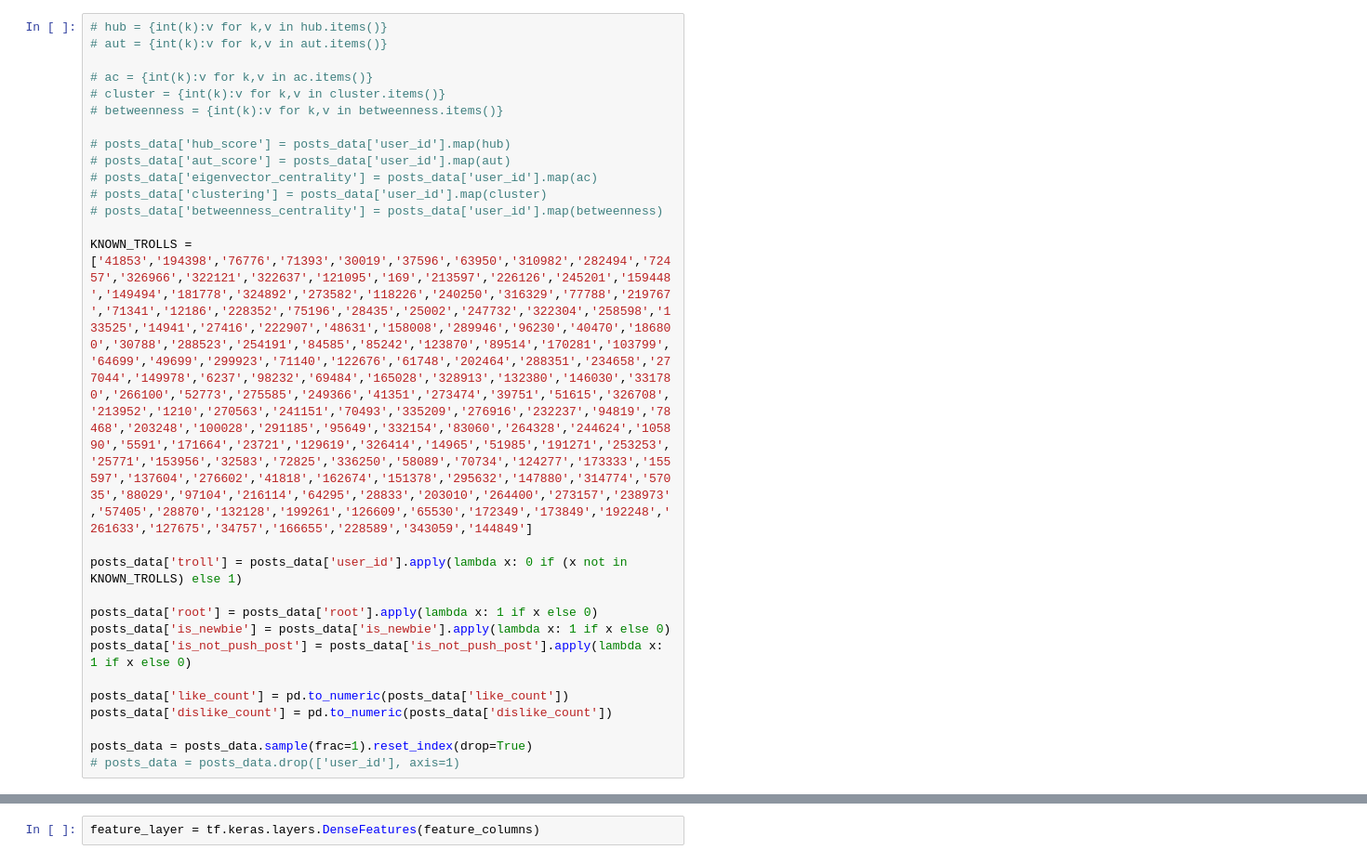
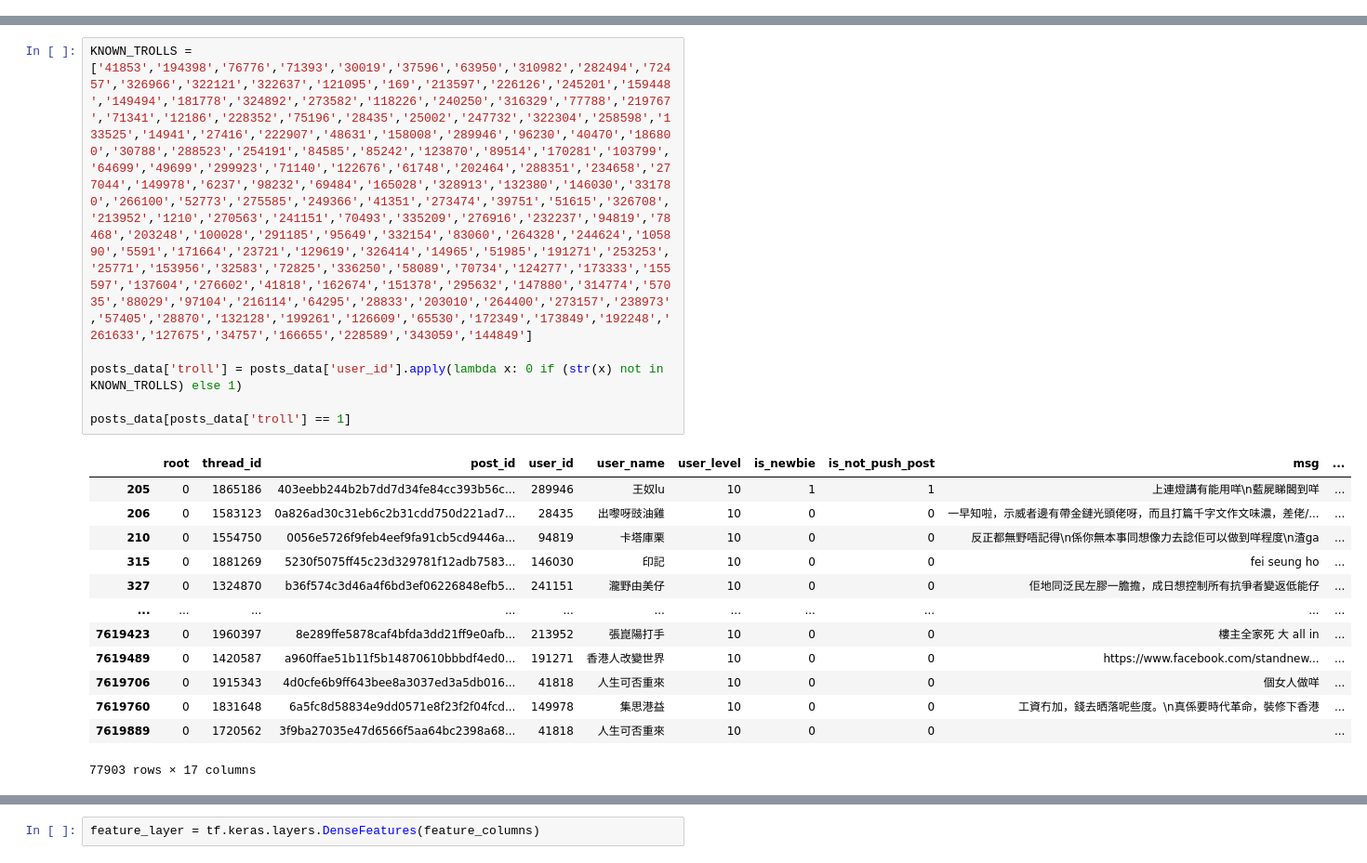
Before and after one commit to horacelai/comp4641-project, a Jupyter notebook: classification/classification.ipynb, the cells around one changed output, grey strips where cells are left out. Shown at 93% size. Drawn from its saved outputs; the diff is of its cells as text.

```diff
--- a/classification/classification.ipynb
+++ b/classification/classification.ipynb
@@ -106,27 +218,0 @@ import snap
-# %%
-# hub = {int(k):v for k,v in hub.items()}
-# aut = {int(k):v for k,v in aut.items()}
-
-# ac = {int(k):v for k,v in ac.items()}
-# cluster = {int(k):v for k,v in cluster.items()}
-# betweenness = {int(k):v for k,v in betweenness.items()}
-
-# posts_data['hub_score'] = posts_data['user_id'].map(hub)
-# posts_data['aut_score'] = posts_data['user_id'].map(aut)
-# posts_data['eigenvector_centrality'] = posts_data['user_id'].map(ac)
-# posts_data['clustering'] = posts_data['user_id'].map(cluster)
-# posts_data['betweenness_centrality'] = posts_data['user_id'].map(betweenness)
-
-KNOWN_TROLLS = ['41853','194398','76776','71393','30019','37596','63950','310982','282494','72457','326966','322121','322637','121095','169','213597','226126','245201','159448','149494','181778','324892','273582','118226','240250','316329','77788','219767','71341','12186','228352','75196','28435','25002','247732','322304','258598','133525','14941','27416','222907','48631','158008','289946','96230','40470','186800','30788','288523','254191','84585','85242','123870','89514','170281','103799','64699','49699','299923','71140','122676','61748','202464','288351','234658','277044','149978','6237','98232','69484','165028','328913','132380','146030','331780','266100','52773','275585','249366','41351','273474','39751','51615','326708','213952','1210','270563','241151','70493','335209','276916','232237','94819','78468','203248','100028','291185','95649','332154','83060','264328','244624','105890','5591','171664','23721','129619','326414','14965','51985','191271','253253','25771','153956','32583','72825','336250','58089','70734','124277','173333','155597','137604','276602','41818','162674','151378','295632','147880','314774','57035','88029','97104','216114','64295','28833','203010','264400','273157','238973','57405','28870','132128','199261','126609','65530','172349','173849','192248','261633','127675','34757','166655','228589','343059','144849']
-
-posts_data['troll'] = posts_data['user_id'].apply(lambda x: 0 if (x not in KNOWN_TROLLS) else 1)
-
-posts_data['root'] = posts_data['root'].apply(lambda x: 1 if x else 0)
-posts_data['is_newbie'] = posts_data['is_newbie'].apply(lambda x: 1 if x else 0)
-posts_data['is_not_push_post'] = posts_data['is_not_push_post'].apply(lambda x: 1 if x else 0)
-
-posts_data['like_count'] = pd.to_numeric(posts_data['like_count'])
-posts_data['dislike_count'] = pd.to_numeric(posts_data['dislike_count'])
-
-posts_data = posts_data.sample(frac=1).reset_index(drop=True)
-# posts_data = posts_data.drop(['user_id'], axis=1)
@@ -182,0 +316,20 @@ posts_data[posts_data['troll'] == 1]
+# %%
+KNOWN_TROLLS = ['41853','194398','76776','71393','30019','37596','63950','310982','282494','72457','326966','322121','322637','121095','169','213597','226126','245201','159448','149494','181778','324892','273582','118226','240250','316329','77788','219767','71341','12186','228352','75196','28435','25002','247732','322304','258598','133525','14941','27416','222907','48631','158008','289946','96230','40470','186800','30788','288523','254191','84585','85242','123870','89514','170281','103799','64699','49699','299923','71140','122676','61748','202464','288351','234658','277044','149978','6237','98232','69484','165028','328913','132380','146030','331780','266100','52773','275585','249366','41351','273474','39751','51615','326708','213952','1210','270563','241151','70493','335209','276916','232237','94819','78468','203248','100028','291185','95649','332154','83060','264328','244624','105890','5591','171664','23721','129619','326414','14965','51985','191271','253253','25771','153956','32583','72825','336250','58089','70734','124277','173333','155597','137604','276602','41818','162674','151378','295632','147880','314774','57035','88029','97104','216114','64295','28833','203010','264400','273157','238973','57405','28870','132128','199261','126609','65530','172349','173849','192248','261633','127675','34757','166655','228589','343059','144849']
+
+posts_data['troll'] = posts_data['user_id'].apply(lambda x: 0 if (str(x) not in KNOWN_TROLLS) else 1)
+
+posts_data[posts_data['troll'] == 1]
+# %% [output]
+|  | root | thread_id | post_id | user_id | user_name | user_level | is_newbie | is_not_push_post | msg | ... |
+| 205 | 0 | 1865186 | 403eebb244b2b7dd7d34fe84cc393b56c... | 289946 | 王奴lu | 10 | 1 | 1 | 上連燈講有能用咩\n藍屍睇閪到咩 | ... |
+| 206 | 0 | 1583123 | 0a826ad30c31eb6c2b31cdd750d221ad7... | 28435 | 出嚟呀豉油雞 | 10 | 0 | 0 | 一早知啦，示威者邊有帶金鏈光頭佬呀，而且打篇千字文作文味濃，差佬/... | ... |
+| 210 | 0 | 1554750 | 0056e5726f9feb4eef9fa91cb5cd9446a... | 94819 | 卡塔庫栗 | 10 | 0 | 0 | 反正都無野唔記得\n係你無本事同想像力去諗佢可以做到咩程度\n渣ga | ... |
+| 315 | 0 | 1881269 | 5230f5075ff45c23d329781f12adb7583... | 146030 | 印記 | 10 | 0 | 0 | fei seung ho | ... |
+| 327 | 0 | 1324870 | b36f574c3d46a4f6bd3ef06226848efb5... | 241151 | 瀧野由美仔 | 10 | 0 | 0 | 佢地同泛民左膠一膽擔，成日想控制所有抗爭者變返低能仔 | ... |
+| ... | ... | ... | ... | ... | ... | ... | ... | ... | ... | ... |
+| 7619423 | 0 | 1960397 | 8e289ffe5878caf4bfda3dd21ff9e0afb... | 213952 | 張崑陽打手 | 10 | 0 | 0 | 樓主全家死 大 all in | ... |
+| 7619489 | 0 | 1420587 | a960ffae51b11f5b14870610bbbdf4ed0... | 191271 | 香港人改變世界 | 10 | 0 | 0 | https://www.facebook.com/standnew... | ... |
+| 7619706 | 0 | 1915343 | 4d0cfe6b9ff643bee8a3037ed3a5db016... | 41818 | 人生可否重來 | 10 | 0 | 0 | 個女人做咩 | ... |
+| 7619760 | 0 | 1831648 | 6a5fc8d58834e9dd0571e8f23f2f04fcd... | 149978 | 集思港益 | 10 | 0 | 0 | 工資冇加，錢去晒落呢些度。\n真係要時代革命，裝修下香港 | ... |
+| 7619889 | 0 | 1720562 | 3f9ba27035e47d6566f5aa64bc2398a68... | 41818 | 人生可否重來 | 10 | 0 | 0 |  | ... |
+77903 rows × 17 columns
```
Also changed, not shown: parts of 43 cells of this notebook.
